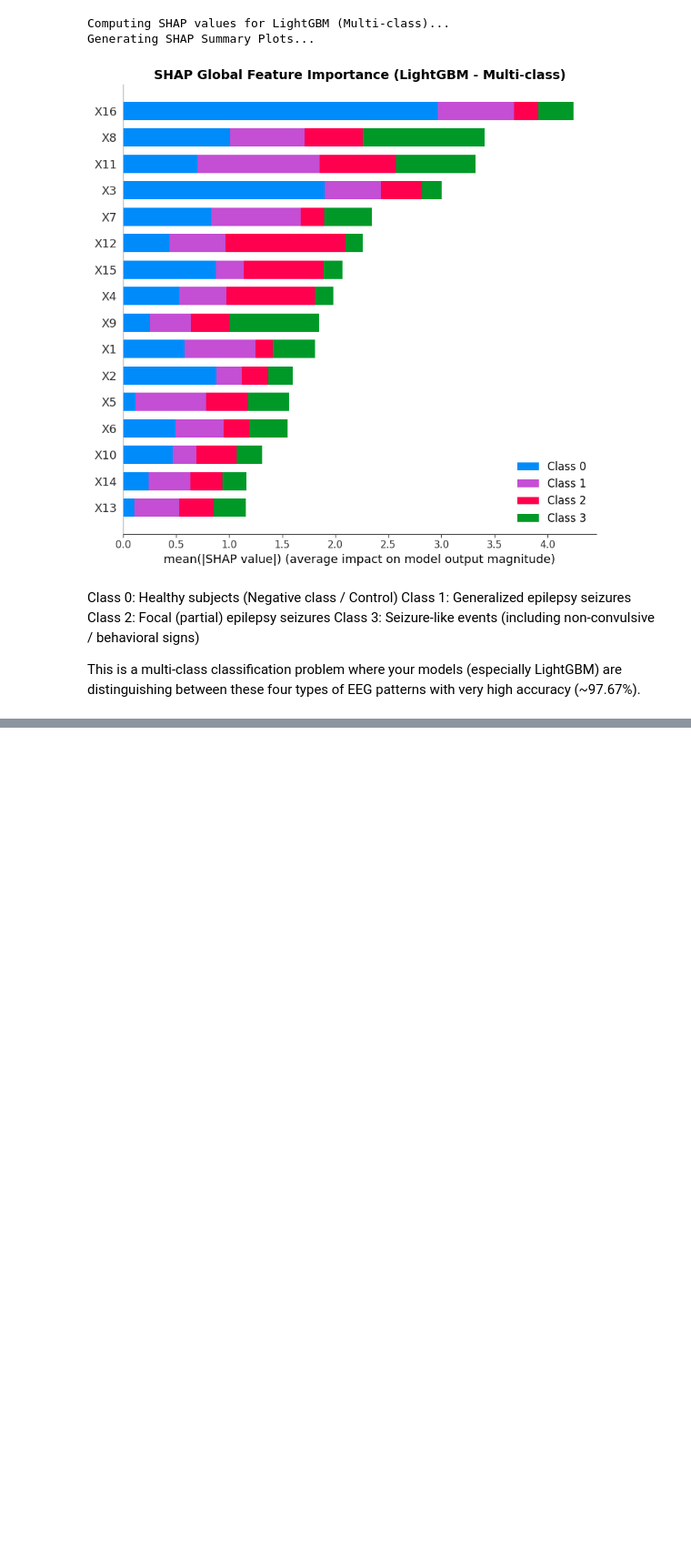
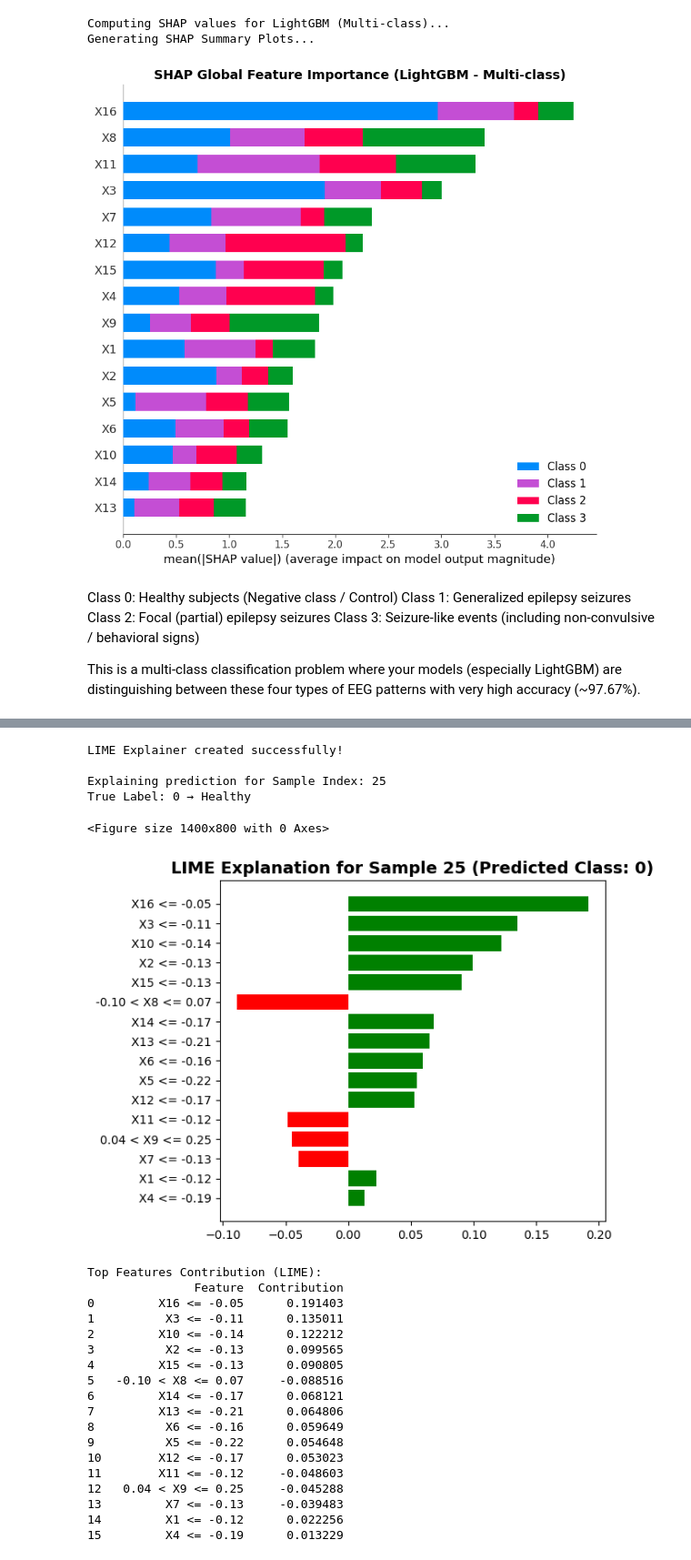
Before and after one commit to proshenjitbarua06-dot/skill-morph, a Jupyter notebook: Multi_Model_Ensemble_Framework_for_Precise_Multi_Class_Epileptic_Seizure_Subtype_Classification_using_High_Resolution_EEG_Signals_A_Comparative_Study_on_the_Bangalore_EEG_Epilepsy_Dataset_(BEED).ipynb, the cells around one changed output, grey strips where cells are left out. Shown at 91% size. Saved outputs shown, nothing was run; the diff lists cells and outputs as text; code cells hidden in the pictures; blank space fills up the shorter version.

```diff
--- a/Multi_Model_Ensemble_Framework_for_Precise_Multi_Class_Epileptic_Seizure_Subtype_Classification_using_High_Resolution_EEG_Signals_A_Comparative_Study_on_the_Bangalore_EEG_Epilepsy_Dataset_(BEED).ipynb
+++ b/Multi_Model_Ensemble_Framework_for_Precise_Multi_Class_Epileptic_Seizure_Subtype_Classification_using_High_Resolution_EEG_Signals_A_Comparative_Study_on_the_Bangalore_EEG_Epilepsy_Dataset_(BEED).ipynb
@@ -772,0 +778,79 @@ Top 15 Most Important Features for Class 3 (3 - Seizure Events (Eye blink, Stari
+# %%
+import lime
+import lime.lime_tabular
+import matplotlib.pyplot as plt
+
+# Use the best model
+best_model = models['LightGBM']
+
+# Create LIME Explainer
+explainer = lime.lime_tabular.LimeTabularExplainer(
+    training_data=X_train.values,
+    feature_names=X_train.columns.tolist(),
+    class_names=['Healthy (0)', 'Generalized (1)', 'Focal (2)', 'Seizure Events (3)'],
+    mode='classification',
+    discretize_continuous=True
+)
+
+print("LIME Explainer created successfully!\n")
+
+# ====================== LIME for a Single Prediction ======================
+# Choose a sample from test set (you can change the index)
+sample_idx = 25   # Change this to any index between 0 to len(X_test)-1
+
+instance = X_test.iloc[sample_idx:sample_idx+1].values[0]
+true_label = y_test.iloc[sample_idx]
+
+print(f"Explaining prediction for Sample Index: {sample_idx}")
+print(f"True Label: {true_label} → {['Healthy','Generalized','Focal','Seizure Events'][true_label]}")
+
+# Generate LIME explanation
+exp = explainer.explain_instance(
+    data_row=instance,
+    predict_fn=best_model.predict_proba,
+    num_features=16,
+    labels=[0,1,2,3]
+)
+
+# ====================== VISUALIZATIONS ======================
+
+# 1. Main LIME Explanation Plot (Image Output)
+plt.figure(figsize=(14, 8))
+exp.as_pyplot_figure(label=best_model.predict([instance])[0])
+plt.title(f"LIME Explanation for Sample {sample_idx} (Predicted Class: {best_model.predict([instance])[0]})",
+          fontsize=14, fontweight='bold')
+plt.tight_layout()
+plt.show()
+
+
+
+# 3. Show Top Contributing Features as Table
+lime_df = pd.DataFrame(exp.as_list(label=best_model.predict([instance])[0]),
+                      columns=['Feature', 'Contribution'])
+print("\nTop Features Contribution (LIME):")
+print(lime_df)
+# %% [output]
+LIME Explainer created successfully!
+
+Explaining prediction for Sample Index: 25
+True Label: 0 → Healthy
+<Figure size 1400x800 with 0 Axes>
+[figure, added]
+Top Features Contribution (LIME):
+               Feature  Contribution
+0         X16 <= -0.05      0.191403
+1          X3 <= -0.11      0.135011
+2         X10 <= -0.14      0.122212
+3          X2 <= -0.13      0.099565
+4         X15 <= -0.13      0.090805
+5   -0.10 < X8 <= 0.07     -0.088516
+6         X14 <= -0.17      0.068121
+7         X13 <= -0.21      0.064806
+8          X6 <= -0.16      0.059649
+9          X5 <= -0.22      0.054648
+10        X12 <= -0.17      0.053023
+11        X11 <= -0.12     -0.048603
+12   0.04 < X9 <= 0.25     -0.045288
+13         X7 <= -0.13     -0.039483
+14         X1 <= -0.12      0.022256
+15         X4 <= -0.19      0.013229
```
Also changed, not shown: parts of 3 cells of this notebook.
